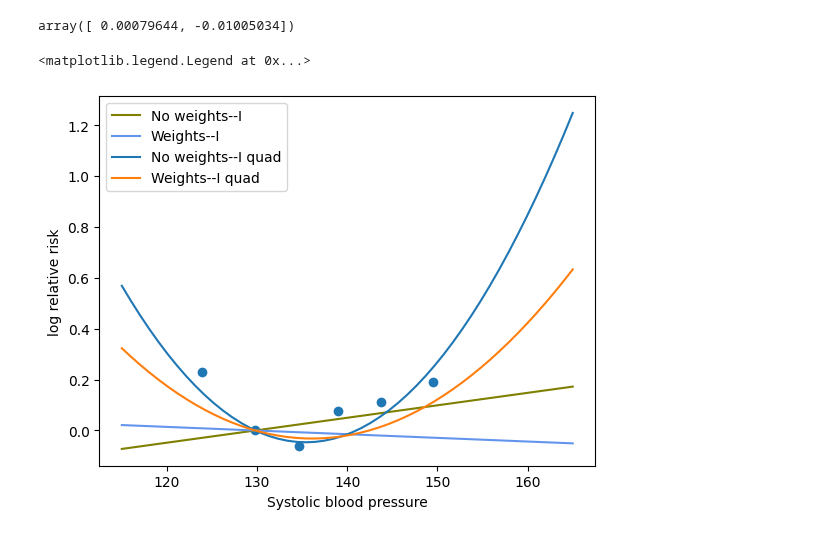
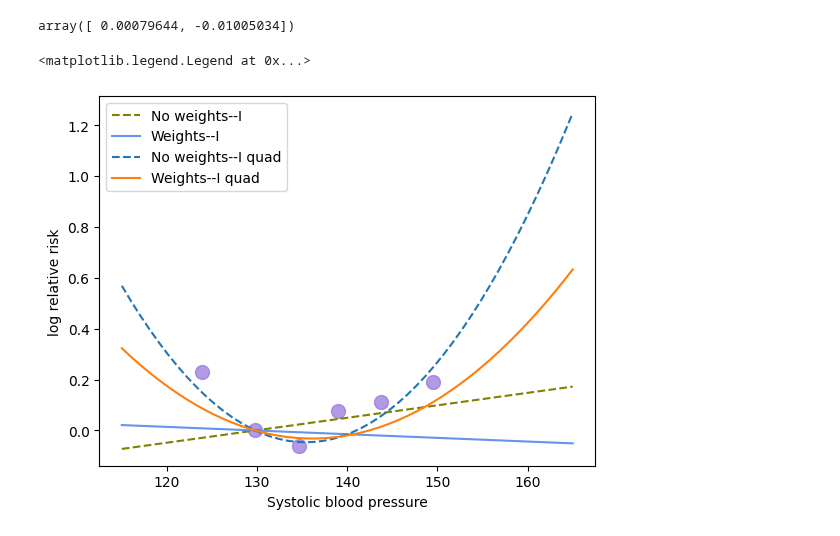
Before and after one commit to ihmeuw-msca/CorrelationCorrection, a Jupyter notebook: Itoga_regression.ipynb, the cells around one changed output. Cells and saved outputs as stored; diff of their text form; code cells hidden in the pictures.

Commit message:
Adding quadratic graphs--trimmed

```diff
--- a/Itoga_regression.ipynb
+++ b/Itoga_regression.ipynb
@@ -129,21 +129,21 @@ array([ 0.00079644, -0.01005034])
 # %%
 def quad_fn(theta,x):
     return theta[0]*(x-129.8)**2 + theta[1]*(x-129.8)
 
 # x = np.linspace(115,165)
 
 # plt.plot(x,slope_fn(beta_s,x),label="No weights--S",c="olive")
 # # plt.fill_between(x,slope_fn(low_beta_s,x),slope_fn(high_beta_s,x),alpha=0.3,color="olive")
 # plt.plot(x,slope_fn(beta_s_GL,x),label="Weights--S",c="cornflowerblue")
 # plt.fill_between(x,slope_fn(low_beta_s_GL,x),slope_fn(high_beta_s_GL,x),alpha=0.3,color="cornflowerblue")
-plt.plot(x,slope_fn(b,x),label="No weights--I",c="olive")
+plt.plot(x,slope_fn(b,x),label="No weights--I",c="olive",linestyle="dashed")
 plt.plot(x,slope_fn(b_star,x),label="Weights--I",c="cornflowerblue")
-plt.plot(x,quad_fn(theta_vanilla,x),label="No weights--I quad")
+plt.plot(x,quad_fn(theta_vanilla,x),label="No weights--I quad", linestyle="dashed")
 plt.plot(x,quad_fn(theta_adjusted,x),label="Weights--I quad")
-plt.scatter(study_df_i["dose"],study_df_i["logOR"])
+plt.scatter(study_df_i["dose"],study_df_i["logOR"],s=100,c="mediumpurple",alpha=0.7)
 plt.ylabel("log relative risk")
 plt.xlabel("Systolic blood pressure")
 plt.legend()
 # %% [output]
 <matplotlib.legend.Legend at 0x...>
-[figure, old version]
+[figure, new version]
```
Also changed, not shown: 1 other file.
